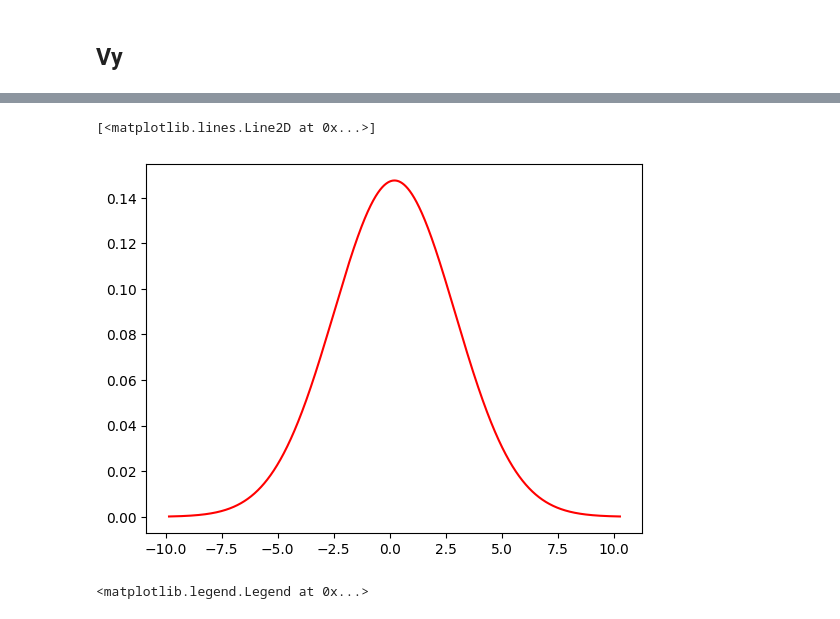
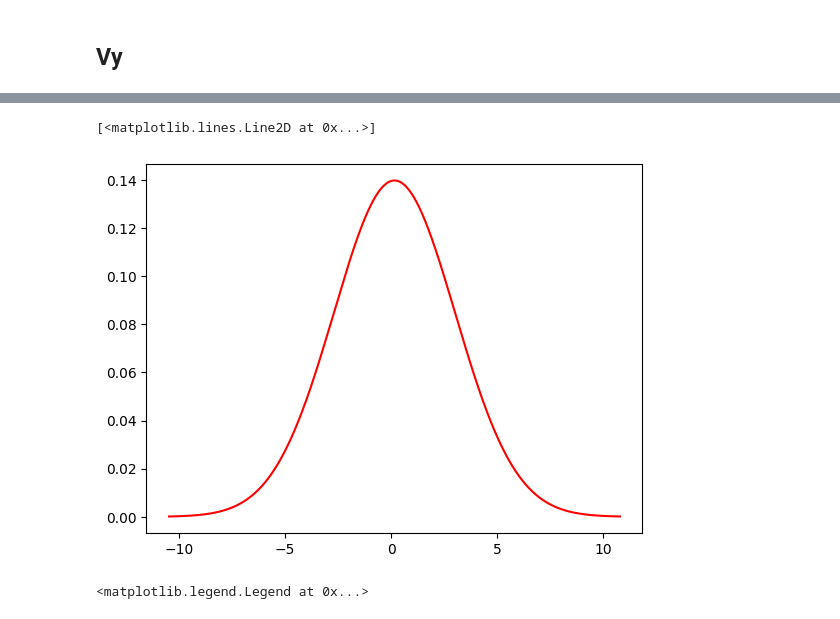
Before and after one commit to mberghouse/DeepTrackStat, a Jupyter notebook: All_stats_testing_experimental.ipynb, the cells around one changed output, grey strips where cells are left out. Drawn from its saved outputs; the diff is of its cells as text; code cells hidden in the pictures.

```diff
--- a/All_stats_testing_experimental.ipynb
+++ b/All_stats_testing_experimental.ipynb
@@ -1737,7 +1902,7 @@ array([[-1.43012619e+01, -7.84495163e+00, -6.18952942e+00,
 # %%
 vels=vels[~np.isnan(vels)]
 # %%
-a,b= norm.fit(np.sort(outputs))
+a,b= norm.fit(np.sort(out3))
 g5xtorch= np.linspace(norm.ppf(0.0001, a,b),
                 norm.ppf(0.9999, a,b), 4000)
 g5distr_torch=norm.pdf(g5xtorch, a,b)
@@ -1914,6 +2083,7 @@ model2.eval()
 model3.eval()
 model4.eval()
 model5.eval()
+model6.eval()
 
 
 # print (slope200, slope300, slope500, slope_all)
@@ -1948,13 +2118,13 @@ with torch.no_grad():
 
 
         ##class1
-        if class_num==1:
+        if class_num==2:
             out=(out0+out1+out2+out3+out4*30+out5+out5_2+out4_2*22)/58
 
-        if class_num==2:
+        if class_num==3:
             out=(out0+out1+out2+out3+out4*30+out5+out5_2+out4_2*24+out4_1*6)/64
 
-        if class_num==3:
+        if class_num==4:
             out=(out4*25+out4_2*1+out4_3*6)/32
 
                 ##class3
@@ -1965,4 +2152,8 @@ with torch.no_grad():
 # %%
-outputs = np.reshape(np.hstack(outputs),[14000  ,])
+newout = np.vstack(outputs)
+outputs = np.mean(newout,0)
+
+newout = np.vstack(outputs2)
+outputs2 = np.mean(newout,0)
 class_num
 # %% [output]
@@ -1970,3 +2161,6 @@ class_num
+# %%
+out3=outputs
+#out3 = (outputs2*.8+interpolate_vectors(outputs, len(outputs2)))/1.8
 # %%
 directory='../tmate_trajectories/'
 filename = os.listdir(directory)[f_idx]
@@ -1992,12 +2186,12 @@ shew_808_20x_20fps_005.csv
 # %%
-a,b= norm.fit(np.sort(outputs))
+a,b= norm.fit(np.sort(out3))
 g5xtorch= np.linspace(norm.ppf(0.0001, a,b),
                 norm.ppf(0.9999, a,b), 4000)
 g5distr_torch=norm.pdf(g5xtorch, a,b)
 plt.plot(g5xtorch,g5distr_torch,c='r')
 # %% [output]
 [<matplotlib.lines.Line2D at 0x...>]
-[figure, old version]
+[figure, new version]
 # %%
 from scipy.stats import exponweib,lognorm, beta, betaprime, norm
 
```
Also changed, not shown: parts of 60 cells of this notebook, 4 other files.
